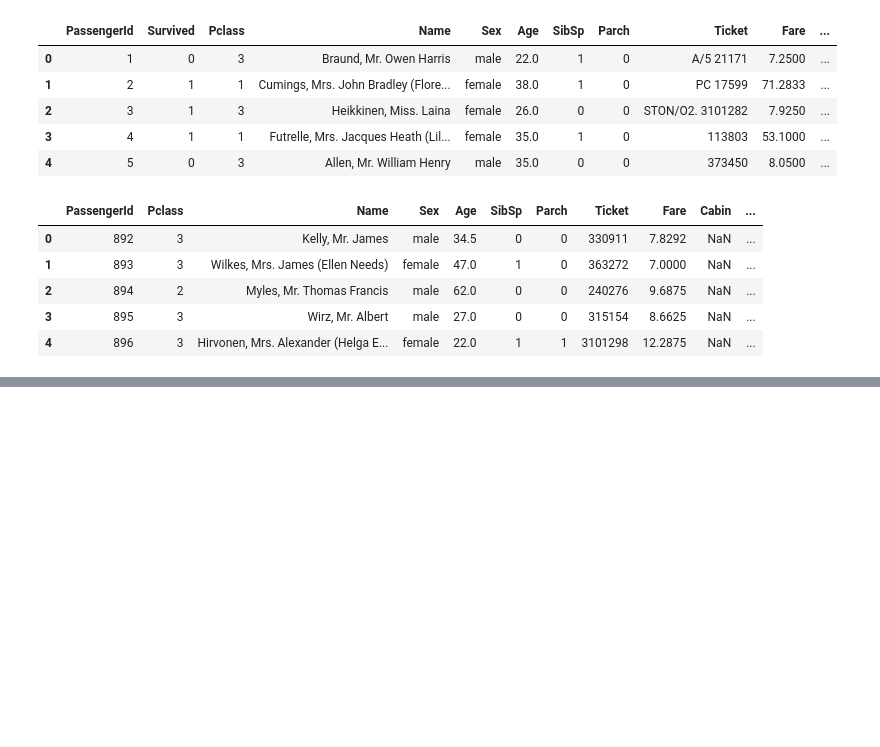
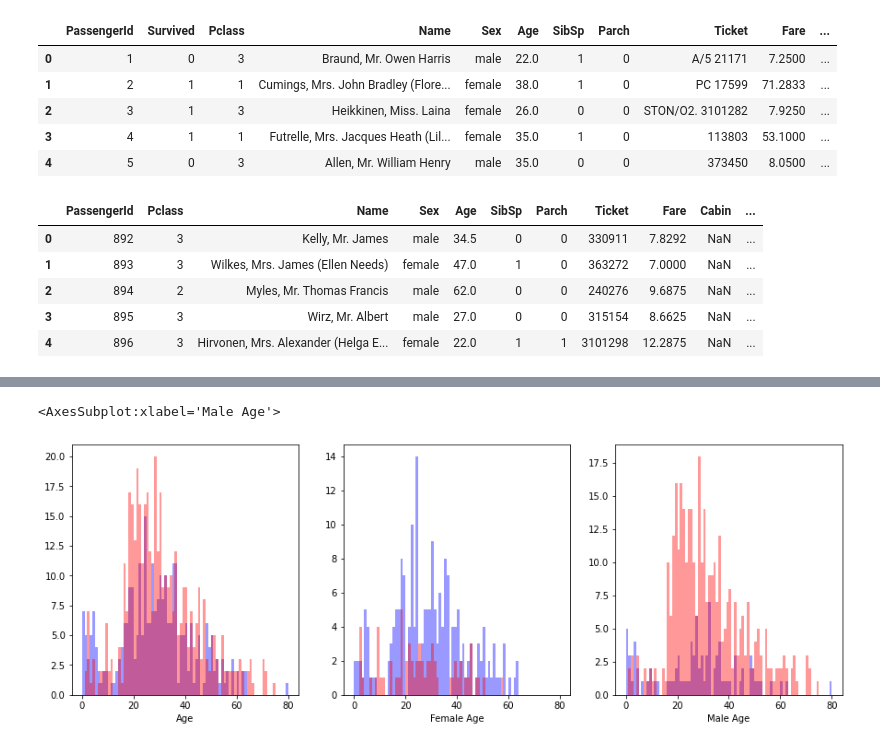
Before and after one commit to WebsiteDisplayName/kaggletitanic, a Jupyter notebook: kaggletitanic.ipynb, the cells around one changed output, grey strips where cells are left out. Cells and saved outputs as stored; diff of their text form; code cells hidden in the pictures; blank space fills up the shorter version.

```diff
--- a/kaggletitanic.ipynb
+++ b/kaggletitanic.ipynb
@@ -25,0 +165,26 @@ test_data.head()
+# %%
+# age x survived, with color = survived (blue = survived, red = died, purple = overlap)
+total_survived = train_data[train_data['Survived']==1]
+total_not_survived = train_data[train_data['Survived']==0]
+male_survived = train_data[(train_data['Survived']==1) & (train_data['Sex']=="male")]
+female_survived = train_data[(train_data['Survived']==1) & (train_data['Sex']=="female")]
+male_not_survived = train_data[(train_data['Survived']==0) & (train_data['Sex']=="male")]
+female_not_survived = train_data[(train_data['Survived']==0) & (train_data['Sex']=="female")]
+
+# https://www.w3schools.com/python/matplotlib_subplot.asp
+
+plt.figure(figsize=[15,5])
+plt.subplot(131)
+sns.distplot(total_survived['Age'].dropna().values, bins=range(0, 81, 1), kde=False, color='blue')
+sns.distplot(total_not_survived['Age'].dropna().values, bins=range(0, 81, 1), kde=False, color='red', axlabel='Age')
+
+plt.subplot(132)
+sns.distplot(female_survived['Age'].dropna().values, bins=range(0, 81, 1), kde=False, color='blue')
+sns.distplot(female_not_survived['Age'].dropna().values, bins=range(0, 81, 1), kde=False, color='red', axlabel='Female Age')
+
+plt.subplot(133)
+sns.distplot(male_survived['Age'].dropna().values, bins=range(0, 81, 1), kde=False, color='blue')
+sns.distplot(male_not_survived['Age'].dropna().values, bins=range(0, 81, 1), kde=False, color='red', axlabel='Male Age')
+# %% [output]
+<AxesSubplot:xlabel='Male Age'>
+[figure, added]
```
Also changed, not shown: parts of 13 cells of this notebook, 1 other file.
